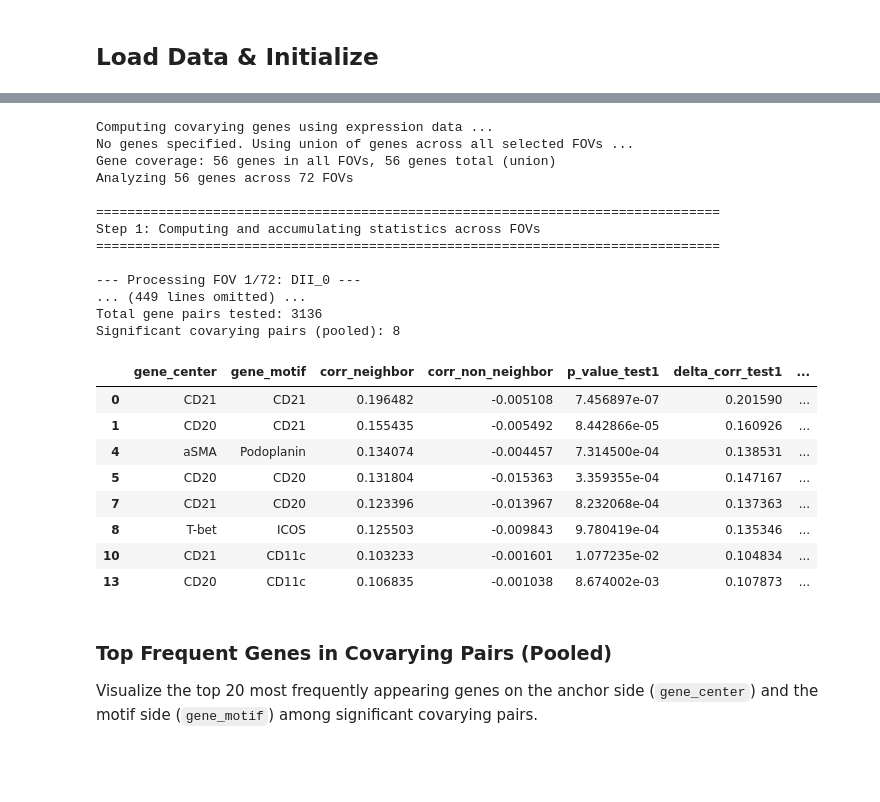
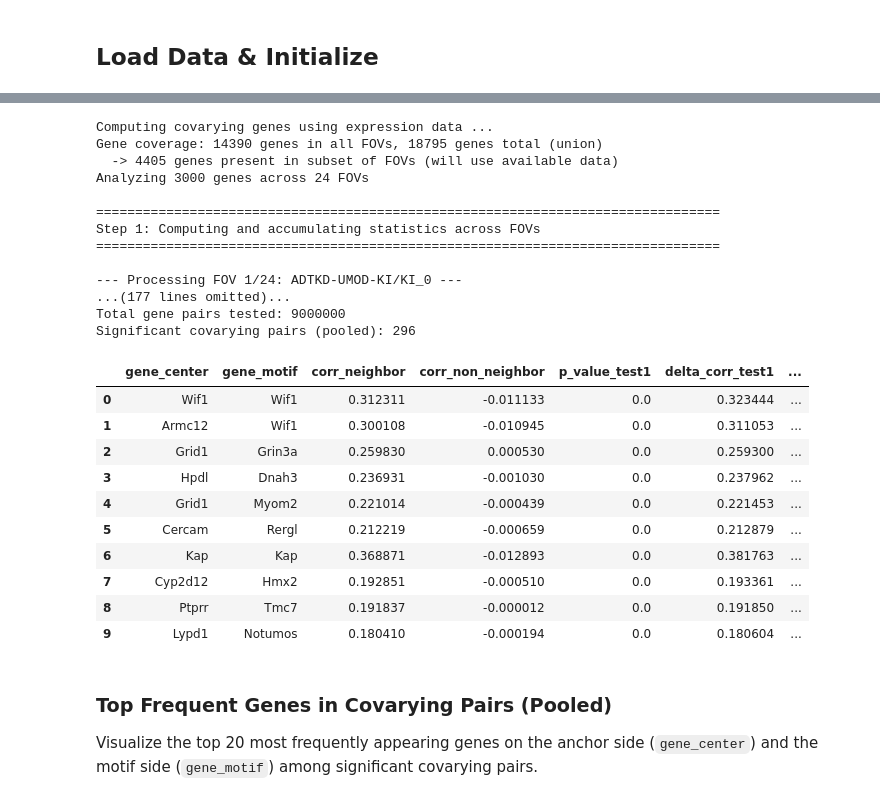
Before and after one commit to ShaokunAn/Spatial-Query, a Jupyter notebook: docs/examples/multi_gene_gene_covariation.ipynb, the cells around one changed output, grey strips where cells are left out. Cells and saved outputs as stored; diff of their text form; code cells hidden in the pictures; blank space fills up the shorter version.

```diff
--- a/docs/examples/multi_gene_gene_covariation.ipynb
+++ b/docs/examples/multi_gene_gene_covariation.ipynb
@@ -78,12 +75,12 @@ CLR FOVs: 68, DII FOVs: 72
 # %%
 spm = spatial_query_multi(
-    adatas=adata_fovs,
-    datasets=ds_names,
+    adatas=adatas,
+    datasets=dataset_names,
     spatial_key=spatial_key,
     label_key=label_key,
     feature_name=feature_name,
     build_gene_index=False,
-    if_lognorm=False,  # data is already z-score normalized
-    if_normalize_spatial_coord=True,
+    if_lognorm=True,
+    if_normalize_spatial_coord=True
 )
 # %% [output]
@@ -108,0 +105,3 @@ dii = "DII"
+# %%
+valid_ds_names = list(set(s.dataset.split('_')[0] for s in spm.spatial_queries))
+valid_ds_names
@@ -108,0 +113,17 @@ dii = "DII"
+# %%
+# Select top 3000 HVGs per condition and take the union
+tt1 = np.array([f.replace('_','-') for f in dataset_names])
+selected_genes = {}
+tt2 = []
+for adata in adatas:
+    adata.var_names = adata.var[feature_name]
+    tt2.append(adata)
+
+for ds in valid_ds_names:
+    mask = np.where(tt1 == ds)[0]
+    adata_sub = ad.concat([tt2[i].copy() for i in mask], join='inner')
+    print(f"{ds}: {adata_sub.shape}")
+    sc.pp.normalize_total(adata_sub)
+    sc.pp.log1p(adata_sub)
+    sc.pp.highly_variable_genes(adata_sub, n_top_genes=3000)
+    selected_genes[ds] = adata_sub.var[adata_sub.var['highly_variable']].index.tolist()
@@ -109,3 +139,9 @@ dii = "DII"
+# %%
+anchor_ct = "macrophage"
+motif = ['kidney interstitial fibroblast', 'kidney loop of Henle thick ascending limb epithelial cell']
+max_dist = 5
+ds_control = 'control-UMOD-WT/WT'
+ds_case = 'ADTKD-UMOD-KI/KI'
 # %% [markdown]
 ## Method 1: Pooled Covariation (`compute_gene_gene_correlation`)
 
@@ -146,39 +178,42 @@ single neighbor group before computing correlations across FOVs. It performs two
 # %%
 covarying_pooled = spm.compute_gene_gene_correlation(
     ct=anchor_ct,
     motif=motif,
-    dataset=dii,
+    dataset=ds_case,
     max_dist=max_dist,
-    alpha=0.9,  # relaxed for demo; use default 0.05 for real analysis
+    genes=selected_genes[ds_case],
+    alpha=0.05,
 )
 
 covarying_pooled_sig = covarying_pooled[covarying_pooled["if_significant"]].copy()
 print(f"Total gene pairs tested: {len(covarying_pooled)}")
 print(f"Significant covarying pairs (pooled): {len(covarying_pooled_sig)}")
 covarying_pooled_sig.head(10)
 # %% [output]
 Computing covarying genes using expression data ...
-No genes specified. Using union of genes across all selected FOVs ...
-Gene coverage: 56 genes in all FOVs, 56 genes total (union)
-Analyzing 56 genes across 72 FOVs
+Gene coverage: 14390 genes in all FOVs, 18795 genes total (union)
+  -> 4405 genes present in subset of FOVs (will use available data)
+Analyzing 3000 genes across 24 FOVs
 
 ================================================================================
 Step 1: Computing and accumulating statistics across FOVs
 ================================================================================
 
---- Processing FOV 1/72: DII_0 ---
-... (449 lines omitted) ...
-Total gene pairs tested: 3136
-Significant covarying pairs (pooled): 8
+--- Processing FOV 1/24: ADTKD-UMOD-KI/KI_0 ---
+...(177 lines omitted)...
+Total gene pairs tested: 9000000
+Significant covarying pairs (pooled): 296
 |  | gene_center | gene_motif | corr_neighbor | corr_non_neighbor | p_value_test1 | delta_corr_test1 | ... |
-| 0 | CD21 | CD21 | 0.196482 | -0.005108 | 7.456897e-07 | 0.201590 | ... |
-| 1 | CD20 | CD21 | 0.155435 | -0.005492 | 8.442866e-05 | 0.160926 | ... |
-| 4 | aSMA | Podoplanin | 0.134074 | -0.004457 | 7.314500e-04 | 0.138531 | ... |
-| 5 | CD20 | CD20 | 0.131804 | -0.015363 | 3.359355e-04 | 0.147167 | ... |
-| 7 | CD21 | CD20 | 0.123396 | -0.013967 | 8.232068e-04 | 0.137363 | ... |
-| 8 | T-bet | ICOS | 0.125503 | -0.009843 | 9.780419e-04 | 0.135346 | ... |
-| 10 | CD21 | CD11c | 0.103233 | -0.001601 | 1.077235e-02 | 0.104834 | ... |
-| 13 | CD20 | CD11c | 0.106835 | -0.001038 | 8.674002e-03 | 0.107873 | ... |
+| 0 | Wif1 | Wif1 | 0.312311 | -0.011133 | 0.0 | 0.323444 | ... |
+| 1 | Armc12 | Wif1 | 0.300108 | -0.010945 | 0.0 | 0.311053 | ... |
+| 2 | Grid1 | Grin3a | 0.259830 | 0.000530 | 0.0 | 0.259300 | ... |
+| 3 | Hpdl | Dnah3 | 0.236931 | -0.001030 | 0.0 | 0.237962 | ... |
+| 4 | Grid1 | Myom2 | 0.221014 | -0.000439 | 0.0 | 0.221453 | ... |
+| 5 | Cercam | Rergl | 0.212219 | -0.000659 | 0.0 | 0.212879 | ... |
+| 6 | Kap | Kap | 0.368871 | -0.012893 | 0.0 | 0.381763 | ... |
+| 7 | Cyp2d12 | Hmx2 | 0.192851 | -0.000510 | 0.0 | 0.193361 | ... |
+| 8 | Ptprr | Tmc7 | 0.191837 | -0.000012 | 0.0 | 0.191850 | ... |
+| 9 | Lypd1 | Notumos | 0.180410 | -0.000194 | 0.0 | 0.180604 | ... |
 # %% [markdown]
 ### Top Frequent Genes in Covarying Pairs (Pooled)
 
```
Also changed, not shown: parts of 29 cells of this notebook, 4 other files.
